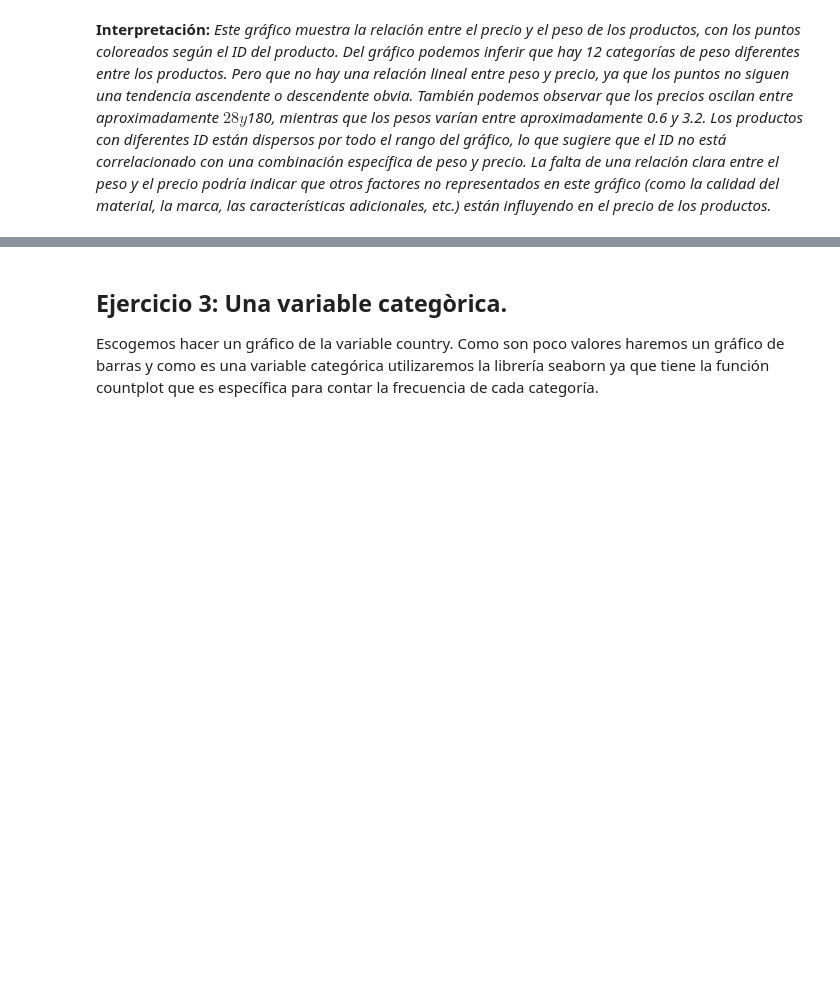
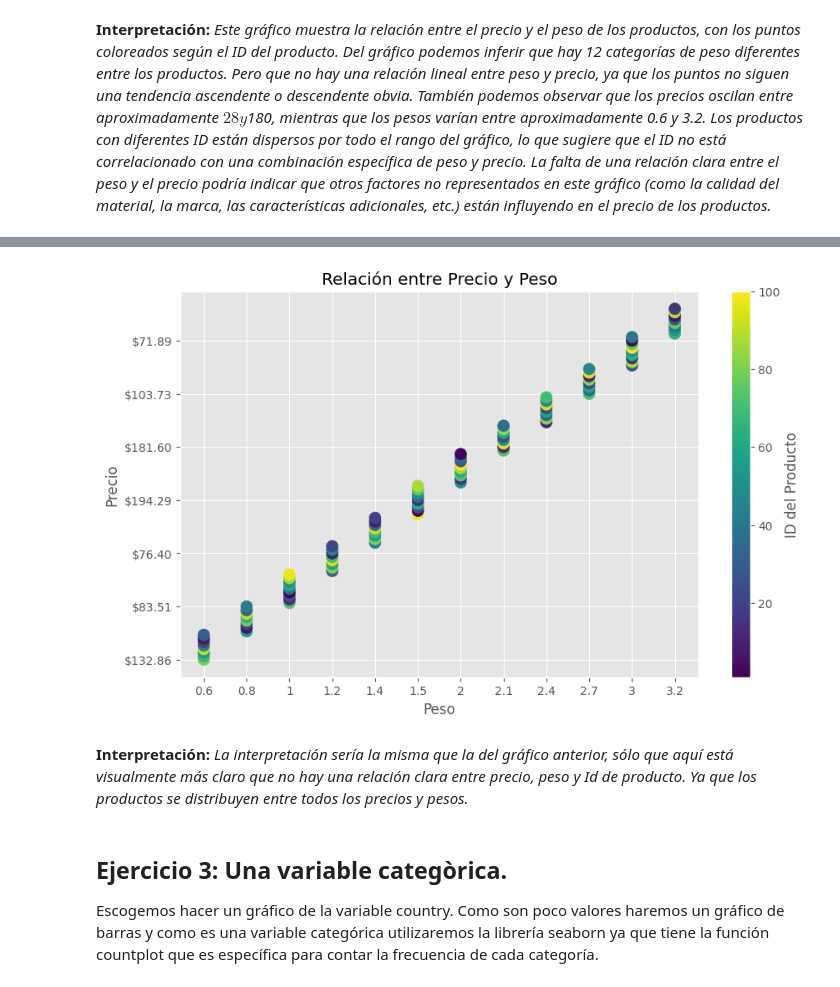
Before and after one commit to micagiaroli/08.01, a Jupyter notebook: Giaroli - Sprint 8.1.ipynb, the cells around one changed output, grey strips where cells are left out. Saved outputs shown, nothing was run; the diff lists cells and outputs as text; code cells hidden in the pictures; blank space fills up the shorter version.

```diff
--- a/Giaroli - Sprint 8.1.ipynb
+++ b/Giaroli - Sprint 8.1.ipynb
@@ -159,3 +162,36 @@ Los productos con diferentes ID están dispersos por todo el rango del gráfico,
+# %%
+import matplotlib.pyplot as plt
+import pandas as pd
+import numpy as np
+
+# Utilizamos las mismas variables del gráfico anterior (precio, peso e id_p)
+# Creamos un DataFrame temporal con los datos
+data = pd.DataFrame({'precio': precio, 'peso': peso, 'id_p': id_p})
+
+# Ordenamos los datos por 'peso' y luego por 'precio'
+data = data.sort_values(by=['peso', 'precio'])
+
+# Creamos el gráfico de dispersión
+plt.figure(figsize=(10, 6))
+scatter = plt.scatter(data['peso'], data['precio'], c=data['id_p'], cmap='viridis', s=100)
+
+# Añadimos etiquetas y título
+plt.xlabel('Peso')       # Etiqueta para el eje x
+plt.ylabel('Precio')     # Etiqueta para el eje y
+plt.title('Relación entre Precio y Peso')
+
+# Añadimos una barra de colores
+plt.colorbar(scatter, label='ID del Producto')
+
+# Controlamos la densidad de las etiquetas del eje y para mejorar la legibilidad
+plt.gca().yaxis.set_major_locator(MaxNLocator(nbins=10))
+
+# Mostramos el gráfico
+plt.show()
+# %% [output]
+[figure, added]
+# %% [markdown]
+**Interpretación:** *La interpretación sería la misma que la del gráfico anterior, sólo que aquí está visualmente más claro que no hay una relación clara entre precio, peso y Id de producto. Ya que los productos se distribuyen entre todos los precios y pesos.*
 # %% [markdown]
 ## Ejercicio 3: Una variable categòrica.
 
```
Also changed, not shown: parts of 13 cells of this notebook.
